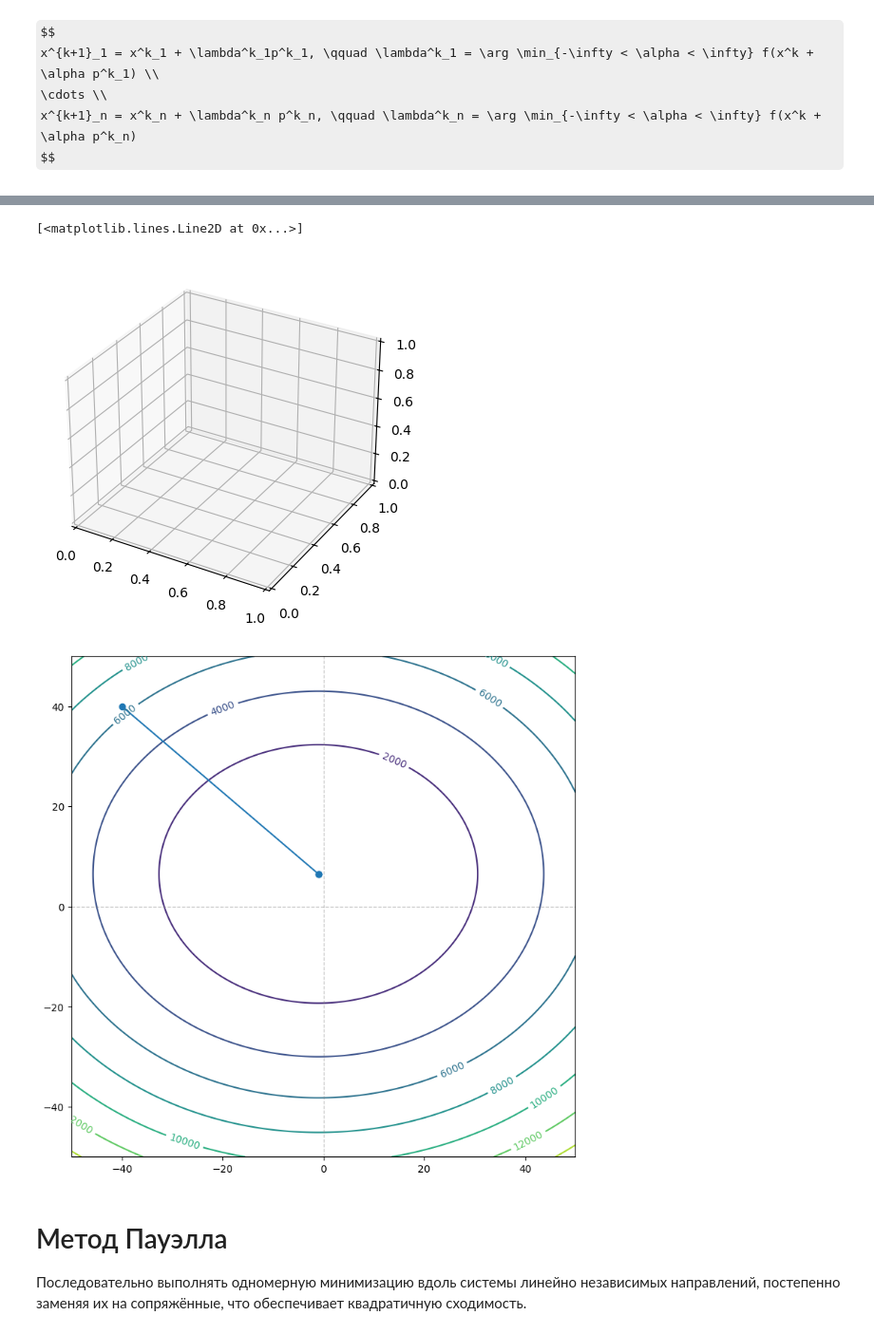
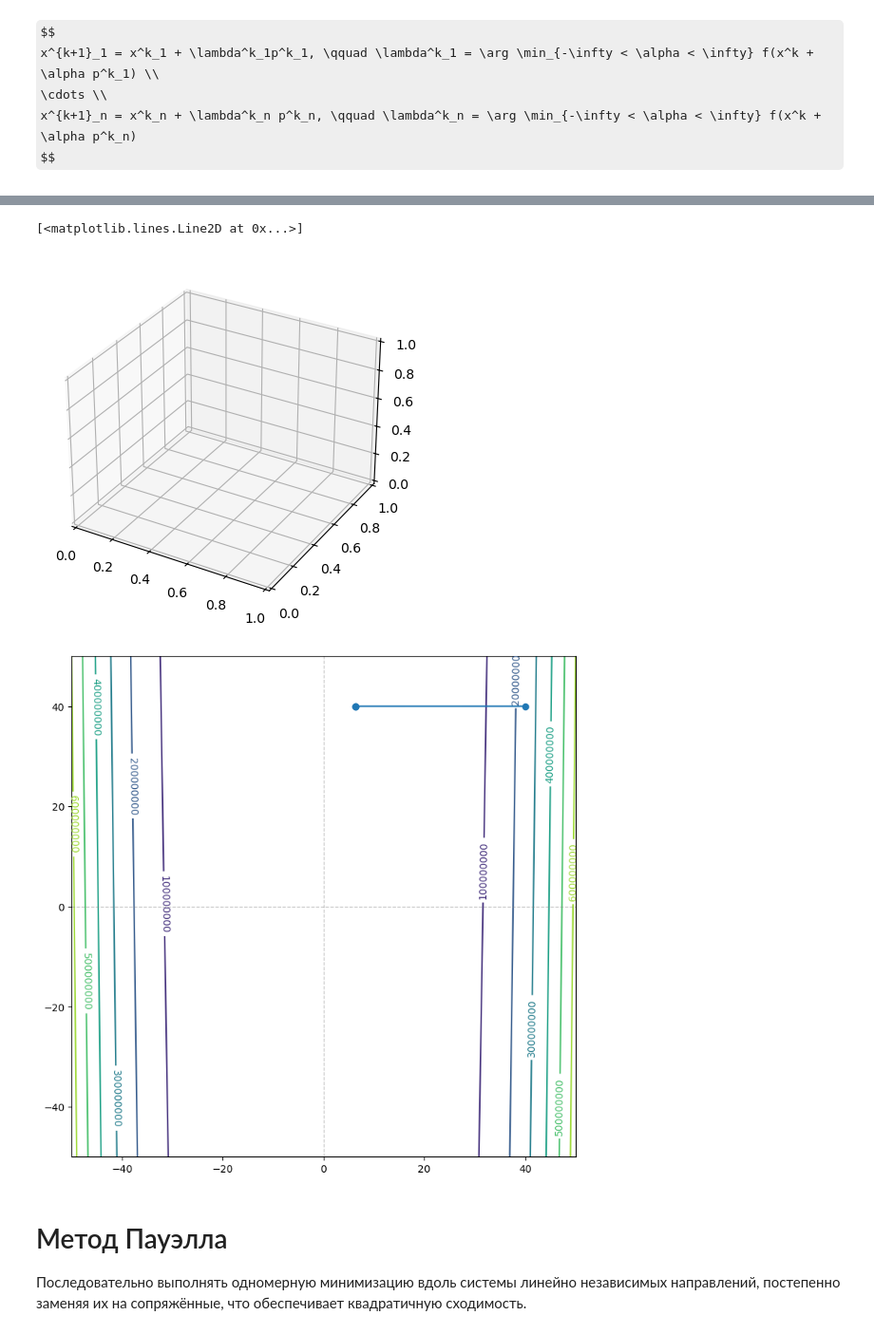
Before and after one commit to GordStep/Python-Mathematical-modeling-methods, a Jupyter notebook: source/minimum.ipynb, the cells around one changed output, grey strips where cells are left out. Shown at 95% size. Saved outputs shown, nothing was run; the diff lists cells and outputs as text; code cells hidden in the pictures; some formulas as TeX source.

```diff
--- a/source/minimum.ipynb
+++ b/source/minimum.ipynb
@@ -27,13 +35,35 @@ X_MAX_BOUND =  50
 # %%
 # def f(x1, x2):
 #     return x1**2 + 4 * x1 + 3 * x2**2 - 39 * x2 + 129.75
-def f(xy):
-    return 2*xy[0]**2 + 4 * xy[0] + 3 * xy[1]**2 - 39 * xy[1] + 129.75
+# def f(xy):
+#     return 2*xy[0]**4 + 4 * xy[0] + 3 * xy[1]**4 - 39 * xy[1] + 129.75
+
+def f(x):
+    """Целевая функция (например, функция Розенброка)"""
+    # f(x,y) = (1-x)^2 + 100*(y-x^2)^2
+    return np.array([(1 - x[0])**2 + 100 * (x[1] - x[0]**2)**2])
+
+def nabl(x):
+    """Градиент функции"""
+    dfdx1 = -2 * (1 - x[0]) - 400 * x[0] * (x[1] - x[0]**2)
+    dfdx2 = 200 * (x[1] - x[0]**2)
+    return np.array([[dfdx1[0]], [dfdx2[0]]])
+
+def Gesse(x):
+    """Гессиан функции"""
+    d2fdx1_2 = 2 - 400 * (x[1] - x[0]**2) + 800 * x[0]**2
+    d2fdx1dx2 = -400 * x[0]
+    d2fdx2dx1 = -400 * x[0]
+    d2fdx2_2 = 200
+
+    return np.array([[d2fdx1_2[0], d2fdx1dx2[0]],
+                     [d2fdx2dx1[0], d2fdx2_2]])
 # %%
 x = np.linspace(-50, 50, 1000)
 y = x
 x, y = np.meshgrid(x,y)
-z = 2*x**2 + 4 * x + 3 * y**2 - 39 * y + 129.75
+# z = 2*x**4 + 4 * x + 3 * y**4 - 39 * y + 129.75
+z = (1 - x)**2 + 100 * (y - x**2)**2
 # %%
 fig = plt.figure()
 figu = fig.add_subplot(111, projection='3d')
@@ -149,8 +179,8 @@ $$
 \end{pmatrix}
 $$
 # %%
-def nabl(x):
-    res = np.zeros((2, 1))
-    res[0] = 4 * x[0] + 4
-    res[1] = 6 * x[1] - 39
-    return res
+# def nabl(x):
+#     res = np.zeros((2, 1))
+#     res[0] = 8 * x[0]**3 + 4
+#     res[1] = 36 * x[1]**2 - 39
+#     return res
@@ -277,7 +369,7 @@ def line_search(x, p, tol=1e-6):
             a = c
     return (a + b) / 2
 # %%
-def Rozenbrock(x0, iters=10, eps=1e-6):
+def Rozenbrock(x0, iters=100, eps=1e-6):
     x = np.array(x0, dtype=float)
 
     dots = [x0]
@@ -325,7 +417,7 @@ def Rozenbrock(x0, iters=10, eps=1e-6):
     return x, f(x), iteration+1, dots
 
 # Запуск
-x0 = np.array([-40, 40])  # далеко от минимума
+x0 = np.array([40, 40])  # далеко от минимума
 x_min, f_min, iters, dots = Rozenbrock(x0)
 
 print(f"Найденный минимум: x1 = {x_min[0]}, x2 = {x_min[1]}")
@@ -368,6 +464,6 @@ a [[1.35018618e-32 1.35018618e-32]
 [<matplotlib.lines.Line2D at 0x...>]
 [figure]
-[figure, old version]
+[figure, new version]
 # %% [markdown]
 # Метод Пауэлла
 
```
Also changed, not shown: parts of 10 cells of this notebook, 11 other files.
